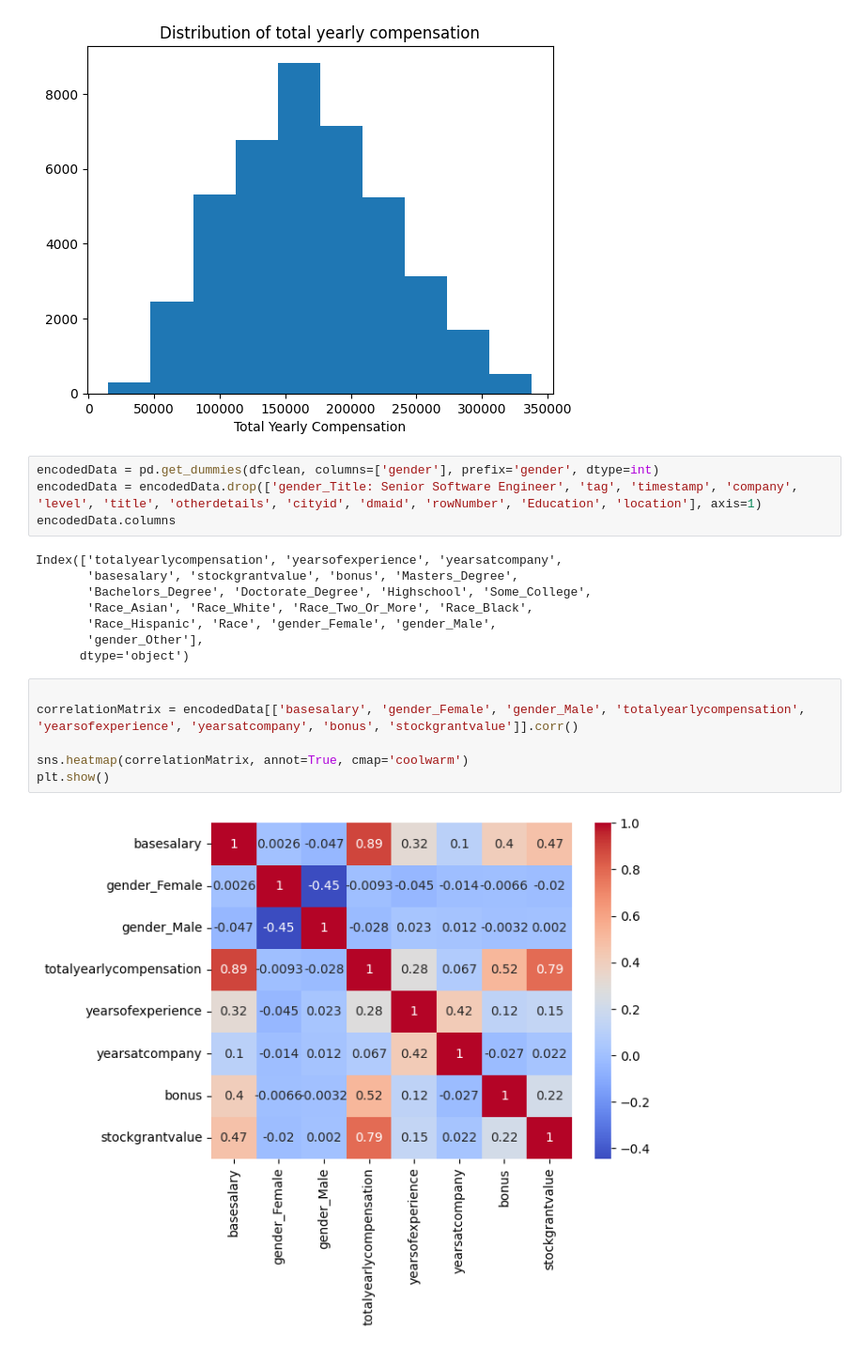
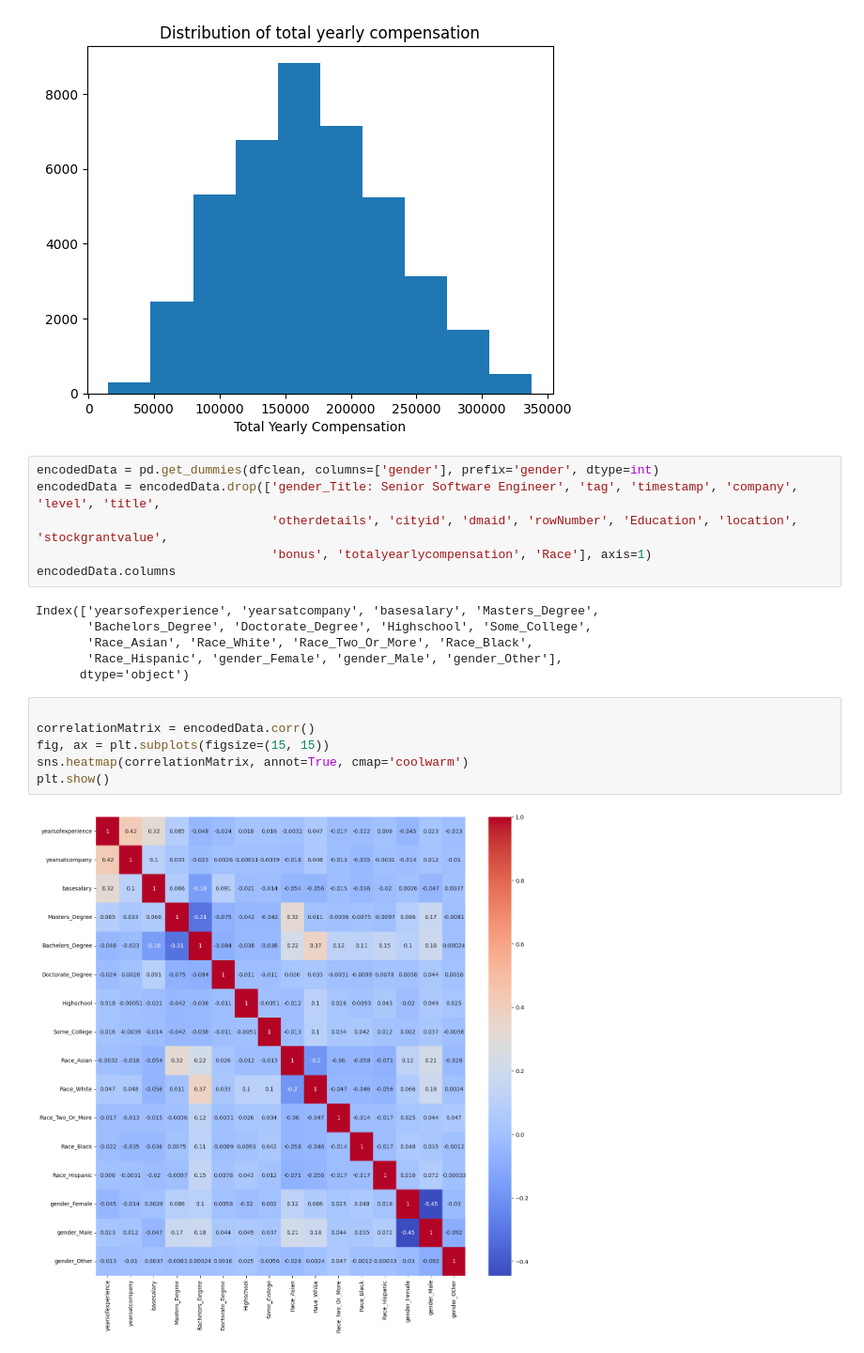
Before and after one commit to drakonic-fury/DTSC-2302-FP, a Jupyter notebook: project.ipynb, the cells around one changed output. Shown: that part at 94% size. Drawn from its saved outputs; the diff is of its cells as text.

```diff
--- a/project.ipynb
+++ b/project.ipynb
@@ -141,21 +157,21 @@ plt.show()
 [figure]
 # %%
 encodedData = pd.get_dummies(dfclean, columns=['gender'], prefix='gender', dtype=int)
-encodedData = encodedData.drop(['gender_Title: Senior Software Engineer', 'tag', 'timestamp', 'company', 'level', 'title', 'otherdetails', 'cityid', 'dmaid', 'rowNumber', 'Education', 'location'], axis=1)
+encodedData = encodedData.drop(['gender_Title: Senior Software Engineer', 'tag', 'timestamp', 'company', 'level', 'title',
+                                'otherdetails', 'cityid', 'dmaid', 'rowNumber', 'Education', 'location', 'stockgrantvalue',
+                                'bonus', 'totalyearlycompensation', 'Race'], axis=1)
 encodedData.columns
 # %% [output]
-Index(['totalyearlycompensation', 'yearsofexperience', 'yearsatcompany',
-       'basesalary', 'stockgrantvalue', 'bonus', 'Masters_Degree',
+Index(['yearsofexperience', 'yearsatcompany', 'basesalary', 'Masters_Degree',
        'Bachelors_Degree', 'Doctorate_Degree', 'Highschool', 'Some_College',
        'Race_Asian', 'Race_White', 'Race_Two_Or_More', 'Race_Black',
-       'Race_Hispanic', 'Race', 'gender_Female', 'gender_Male',
-       'gender_Other'],
+       'Race_Hispanic', 'gender_Female', 'gender_Male', 'gender_Other'],
       dtype='object')
 # %%
 
-correlationMatrix = encodedData[['basesalary', 'gender_Female', 'gender_Male', 'totalyearlycompensation', 'yearsofexperience', 'yearsatcompany', 'bonus', 'stockgrantvalue']].corr()
-
+correlationMatrix = encodedData.corr()
+fig, ax = plt.subplots(figsize=(15, 15))
 sns.heatmap(correlationMatrix, annot=True, cmap='coolwarm')
 plt.show()
 # %% [output]
-[figure, old version]
+[figure, new version]
```
Also changed, not shown: parts of 5 cells of this notebook.
